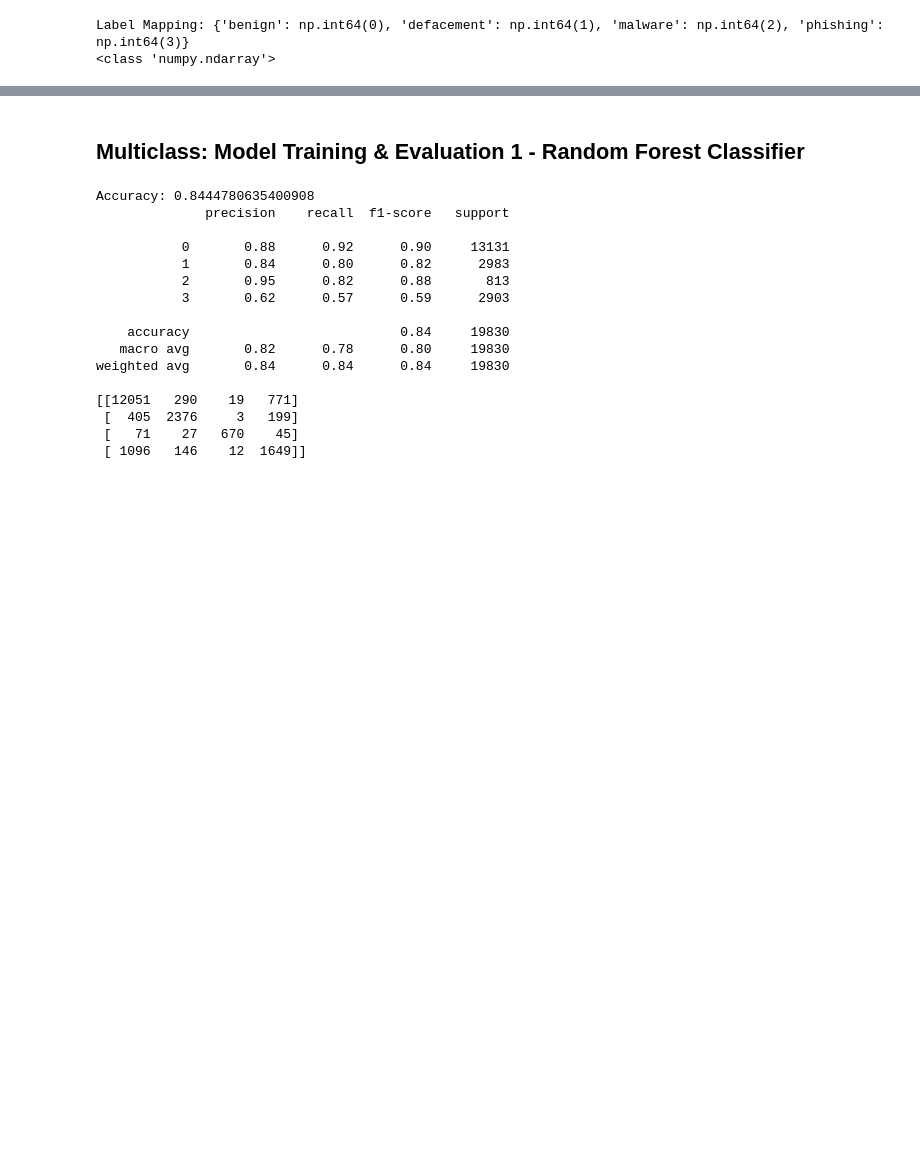
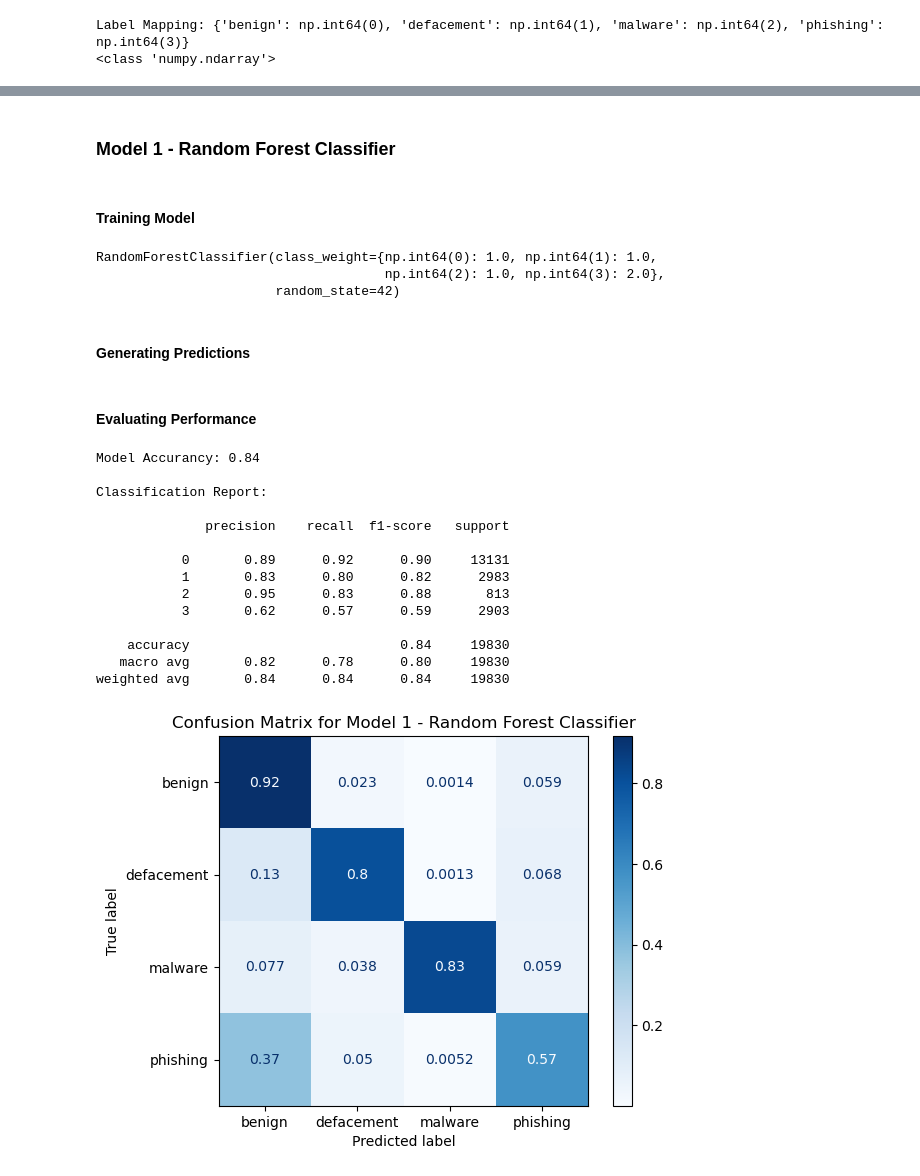
Before and after one commit to T-Geb/Malicious-URL-detection-_-ML, a Jupyter notebook: CS_Capstone.ipynb, the cells around one changed output, grey strips where cells are left out. Drawn from its saved outputs; the diff is of its cells as text; code cells hidden in the pictures; blank space fills up the shorter version.

```diff
--- a/CS_Capstone.ipynb
+++ b/CS_Capstone.ipynb
@@ -466,33 +429,53 @@ Checking Correct Addition of features to x_test_df for the first 5 entries
+# %%
+class_weights = {
+    label_mapping["benign"]:1.0,
+    label_mapping["defacement"]:1.0,
+    label_mapping["malware"]:1.0,
+    label_mapping["phishing"]:2.0
+}
 # %% [markdown]
-## Multiclass: Model Training & Evaluation 1 - Random Forest Classifier
+### Model 1 - Random Forest Classifier
+# %% [markdown]
+#### Training Model
 # %%
-import numpy as np
-from sklearn.ensemble import RandomForestClassifier
-from sklearn.metrics import accuracy_score, confusion_matrix, precision_score, recall_score, ConfusionMatrixDisplay, classification_report
-
-random_forest = RandomForestClassifier(random_state = 42,class_weight={0:1,1:1,2:1,3:2}) #boosting phishing ..why? explain..removes..lowerd accuracy
+random_forest = RandomForestClassifier(random_state = 42,class_weight=class_weights)
 random_forest.fit(x_train_df, y_train)
-
-y_pred = random_forest.predict(x_test_df)
+# %% [output]
+RandomForestClassifier(class_weight={np.int64(0): 1.0, np.int64(1): 1.0,
+                                     np.int64(2): 1.0, np.int64(3): 2.0},
+                       random_state=42)
+# %% [markdown]
+#### Generating Predictions
+# %%
+y_pred_rf = random_forest.predict(x_test_df)
+# %% [markdown]
+#### Evaluating Performance
 # %%
-accuracy = accuracy_score(y_test,y_pred)
-print("Accuracy:", accuracy)
-print(classification_report(y_test,y_pred))
-print(confusion_matrix(y_test,y_pred))
+# Model accuracy measurement
+accuracy = accuracy_score(y_test,y_pred_rf)
+print(f"Model Accurancy: {accuracy:.2f}")
+
+# Showing classification report
+print("\nClassification Report:\n")
+print(classification_report(y_test,y_pred_rf))
+
+# Plotting a confusion matrix
+ConfusionMatrixDisplay.from_predictions(y_test, y_pred_rf, display_labels=le.classes_,cmap="Blues", normalize="true")
+plt.title("Confusion Matrix for Model 1 - Random Forest Classifier")
+plt.show()
 # %% [output]
-Accuracy: 0.8444780635400908
+Model Accurancy: 0.84
+
+Classification Report:
+
               precision    recall  f1-score   support
 
-           0       0.88      0.92      0.90     13131
-           1       0.84      0.80      0.82      2983
-           2       0.95      0.82      0.88       813
+           0       0.89      0.92      0.90     13131
+           1       0.83      0.80      0.82      2983
+           2       0.95      0.83      0.88       813
            3       0.62      0.57      0.59      2903
 
     accuracy                           0.84     19830
    macro avg       0.82      0.78      0.80     19830
 weighted avg       0.84      0.84      0.84     19830
-
-[[12051   290    19   771]
- [  405  2376     3   199]
- [   71    27   670    45]
- [ 1096   146    12  1649]]
+[figure, added]
```
Also changed, not shown: parts of 67 cells of this notebook, 1 other file.
